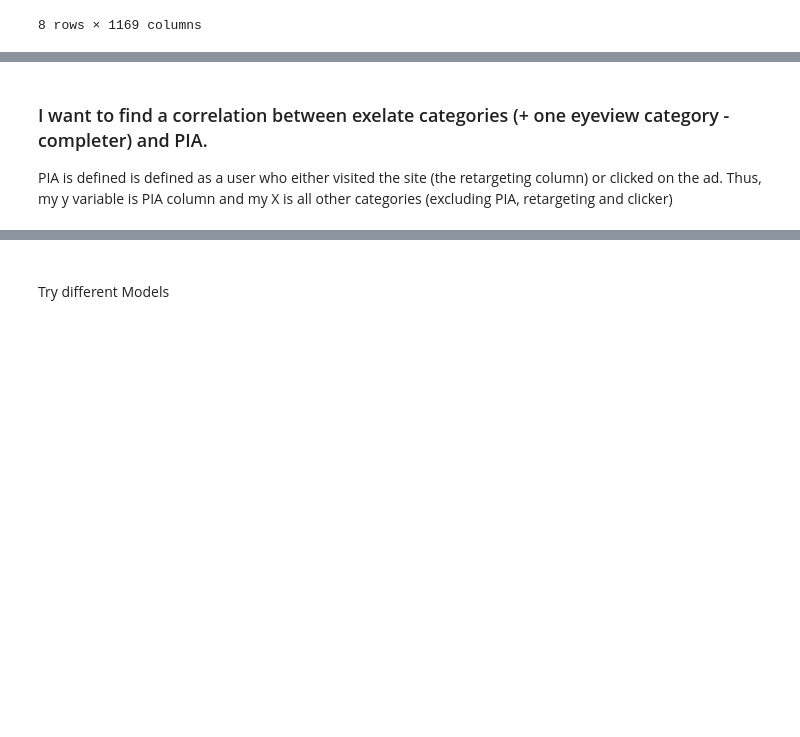
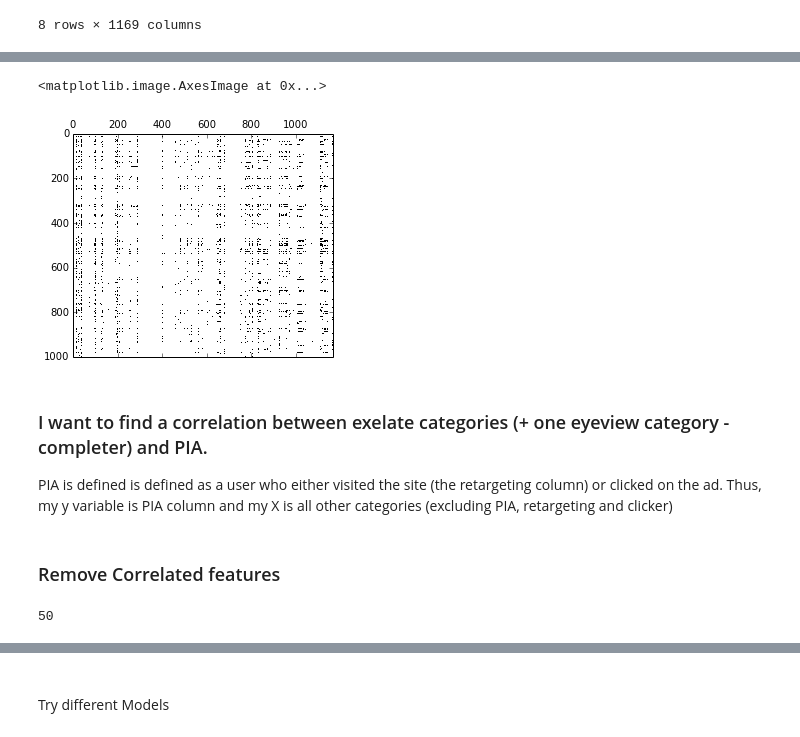
Before and after one commit to arisha84/fall_2014_assignments, a Jupyter notebook: project/User_Categories_Modeling.ipynb, the cells around one changed output, grey strips where cells are left out. Drawn from its saved outputs; the diff is of its cells as text; code cells hidden in the pictures; blank space fills up the shorter version.

```diff
--- a/project/User_Categories_Modeling.ipynb
+++ b/project/User_Categories_Modeling.ipynb
@@ -67,3 +85,8 @@ plt.hist(sum_df,20)
+# %%
+spy(df.ix[:1000,:])
+# %% [output]
+<matplotlib.image.AxesImage at 0x...>
+[figure, added]
 # %% [markdown]
 ### I want to find a correlation between exelate categories (+ one eyeview category - completer) and PIA.
 PIA is defined is defined as a user who either visited the site
@@ -72,3 +95,5 @@ PIA is defined is defined as a user who either visited the site
 y = df['PIA']
 x = df.drop(['PIA','Retargeting', 'Clicker'], axis=1)
 y_df = pd.DataFrame(y, columns = ['PIA'])
+# %% [markdown]
+### Remove Correlated features
@@ -74,0 +107,14 @@ y_df = pd.DataFrame(y, columns = ['PIA'])
+# %%
+def Detect_Colinearity (corr_matrix,corr_threshold):
+    col_set =set()
+    for col in corr_matrix.columns:
+        column = corr_matrix.loc[:,col][corr_matrix.loc[:,col]!=1]
+        if max(column) > corr_threshold:
+            tup = tuple(sort ((np.argmax(column), col)))
+            col_set.add(tup)
+            #print np.argmax(column), " max correlation with " ,col ," is ", max(column)
+    return col_set
+col_set = Detect_Colinearity(c,0.9)
+len (col_set)
+# %% [output]
+50
```
Also changed, not shown: parts of 50 cells of this notebook.
